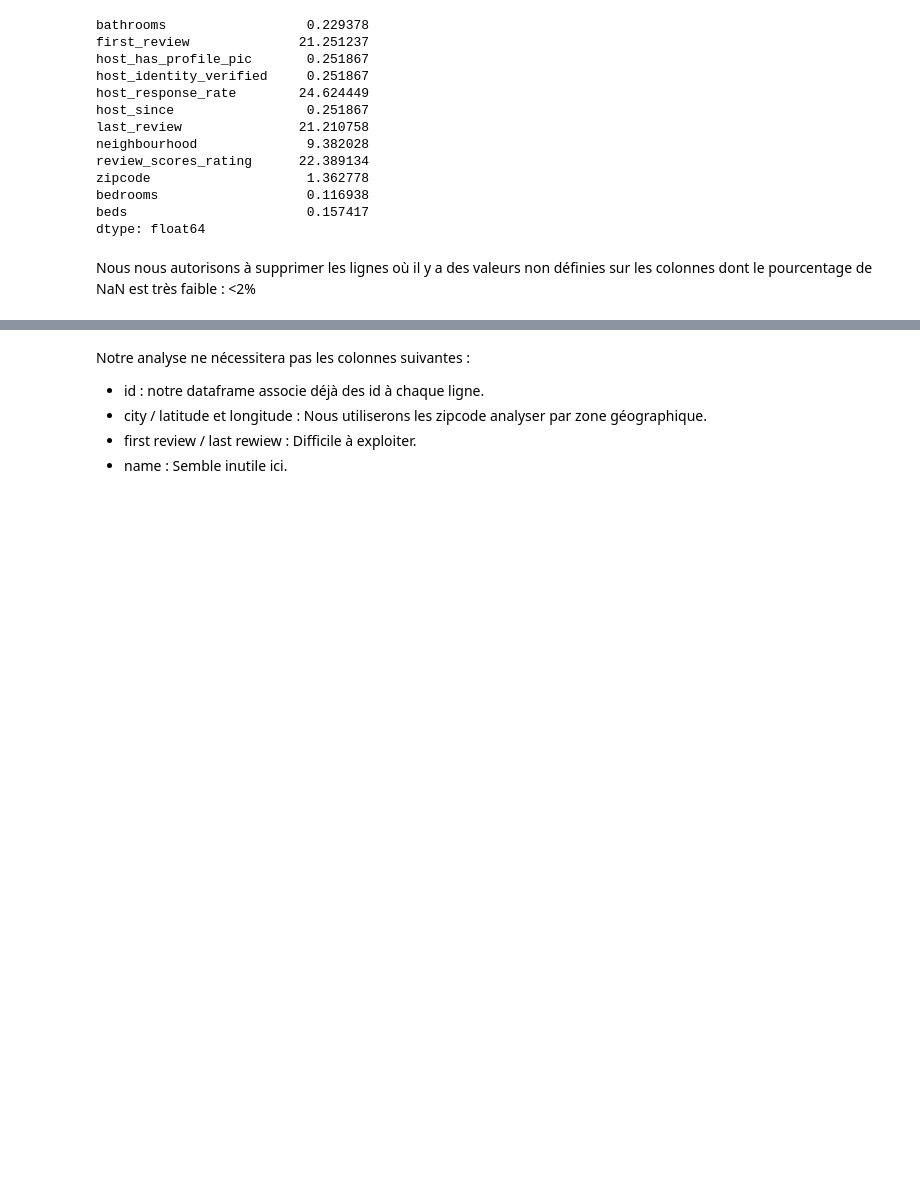
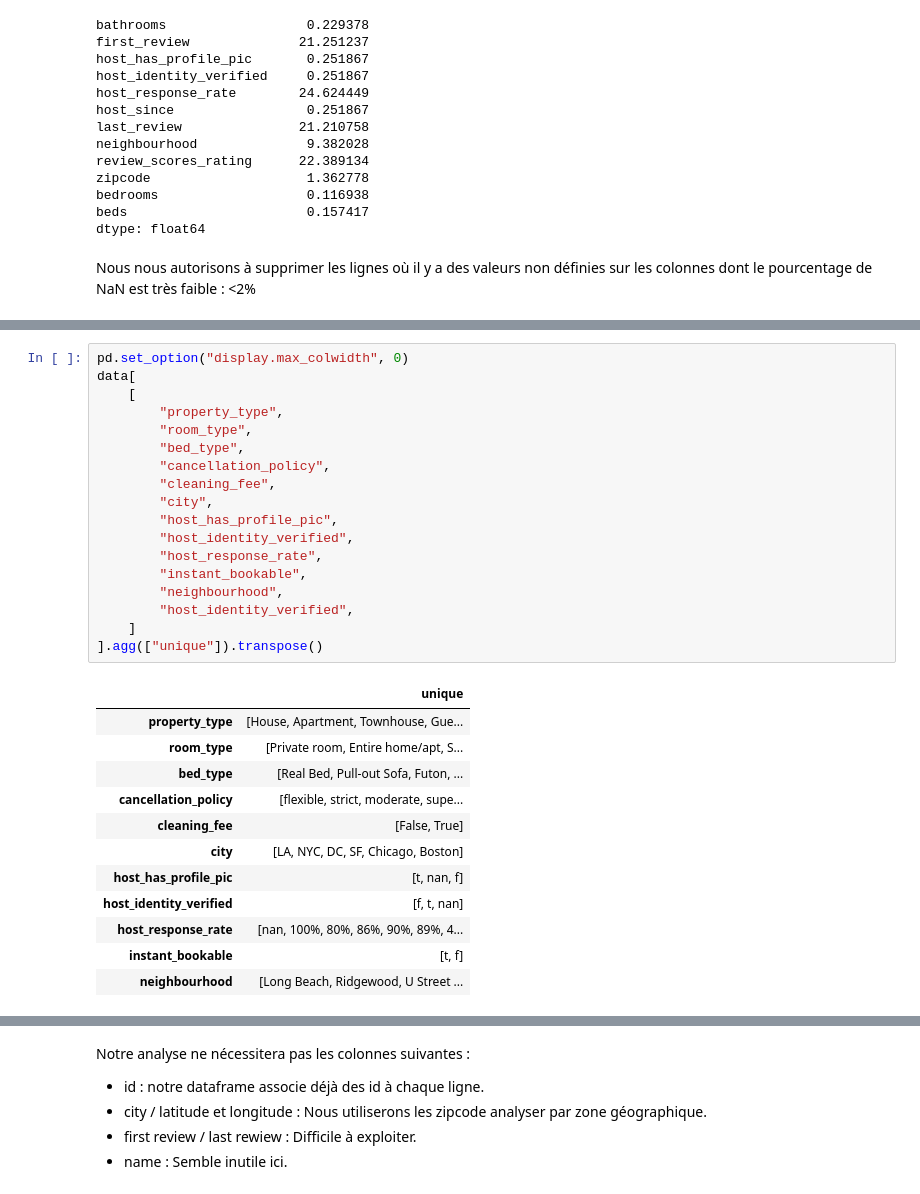
Before and after one commit to patch-me/airbnb-predict, a Jupyter notebook: myProject.ipynb, the cells around one changed output, grey strips where cells are left out. Saved outputs shown, nothing was run; the diff lists cells and outputs as text; blank space fills up the shorter version.

Commit message:
finish cleaning

```diff
--- a/myProject.ipynb
+++ b/myProject.ipynb
@@ -215,0 +249,31 @@ data
+# %%
+pd.set_option("display.max_colwidth", 0)
+data[
+    [
+        "property_type",
+        "room_type",
+        "bed_type",
+        "cancellation_policy",
+        "cleaning_fee",
+        "city",
+        "host_has_profile_pic",
+        "host_identity_verified",
+        "host_response_rate",
+        "instant_bookable",
+        "neighbourhood",
+        "host_identity_verified",
+    ]
+].agg(["unique"]).transpose()
+# %% [output]
+|  | unique |
+| property_type | [House, Apartment, Townhouse, Gue... |
+| room_type | [Private room, Entire home/apt, S... |
+| bed_type | [Real Bed, Pull-out Sofa, Futon, ... |
+| cancellation_policy | [flexible, strict, moderate, supe... |
+| cleaning_fee | [False, True] |
+| city | [LA, NYC, DC, SF, Chicago, Boston] |
+| host_has_profile_pic | [t, nan, f] |
+| host_identity_verified | [f, t, nan] |
+| host_response_rate | [nan, 100%, 80%, 86%, 90%, 89%, 4... |
+| instant_bookable | [t, f] |
+| neighbourhood | [Long Beach, Ridgewood, U Street ... |
```
Also changed, not shown: parts of 21 cells of this notebook.
